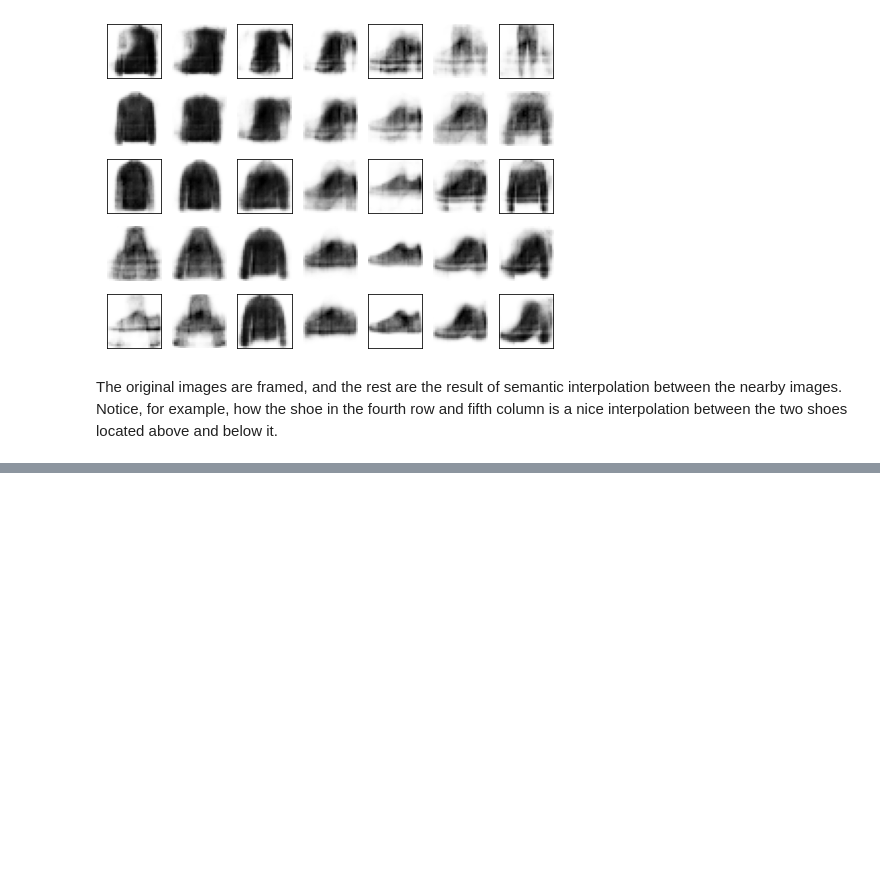
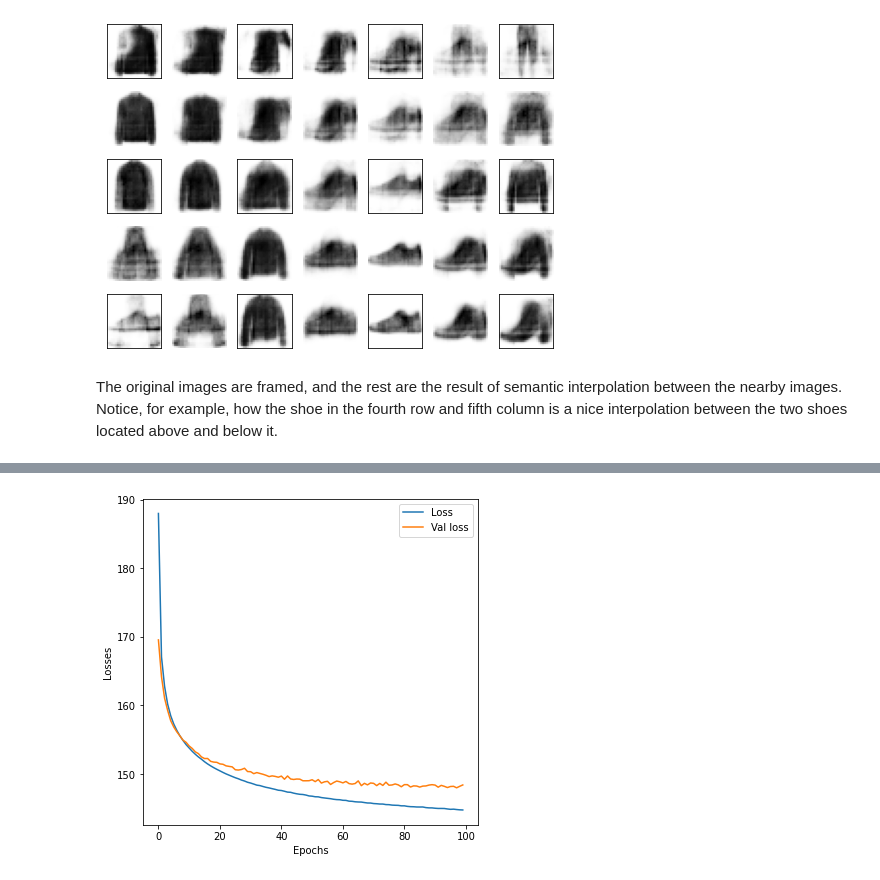
Before and after one commit to nv-hiep/Autoencoders, a Jupyter notebook: Autoencoders_all.ipynb, the cells around one changed output, grey strips where cells are left out. Cells and saved outputs as stored; diff of their text form; code cells hidden in the pictures; blank space fills up the shorter version.

```diff
--- a/Autoencoders_all.ipynb
+++ b/Autoencoders_all.ipynb
@@ -1113,0 +1231,6 @@ The original images are framed, and the rest are the result of semantic interpol
+# %%
+# Create decoder
+latent_inputs = Input(shape=(latent_dim,), name='z_sampling')
+x = Dense(intermediate_dim, activation='relu')(latent_inputs)
+outputs = Dense(original_dim, activation='sigmoid')(x)
+decoder = Model(latent_inputs, outputs, name='decoder')
@@ -1113,0 +1254,4 @@ The original images are framed, and the rest are the result of semantic interpol
+# %%
+# instantiate VAE model
+outputs = decoder(encoder(inputs)[2]) # encoder(inputs) -> [z_mean, z_log_sigma, z]
+vae = Model(inputs, outputs, name='vae_mlp')
@@ -1113,0 +1283,18 @@ The original images are framed, and the rest are the result of semantic interpol
+# %%
+# reconstruction loss
+reconstruction_loss = keras.losses.binary_crossentropy(inputs, outputs)
+reconstruction_loss *= original_dim
+
+# KL divergence regularization term
+kl_loss = 1. + z_log_sigma - K.square(z_mean) - K.exp(z_log_sigma)
+kl_loss = K.sum(kl_loss, axis=-1)
+kl_loss *= -0.5
+
+# Sum of the losses
+vae_loss = K.mean(reconstruction_loss + kl_loss)
+vae.add_loss(vae_loss)
+
+# Compile
+vae.compile(loss='binary_crossentropy', optimizer='adam', metrics=['binary_accuracy'])
+# %%
+history = vae.fit(x_train, x_train, epochs=100, batch_size=32, validation_data=(x_test, x_test))
@@ -1113,0 +1319,12 @@ The original images are framed, and the rest are the result of semantic interpol
+# %%
+plt.figure(figsize=(6,6))
+plt.plot(history.history['loss'], label='Loss')
+plt.plot(history.history['val_loss'], label='Val loss')
+
+plt.xlabel('Epochs')
+plt.ylabel('Losses')
+
+plt.legend()
+plt.show()
+# %% [output]
+[figure, added]
```
Also changed, not shown: parts of 40 cells of this notebook.
